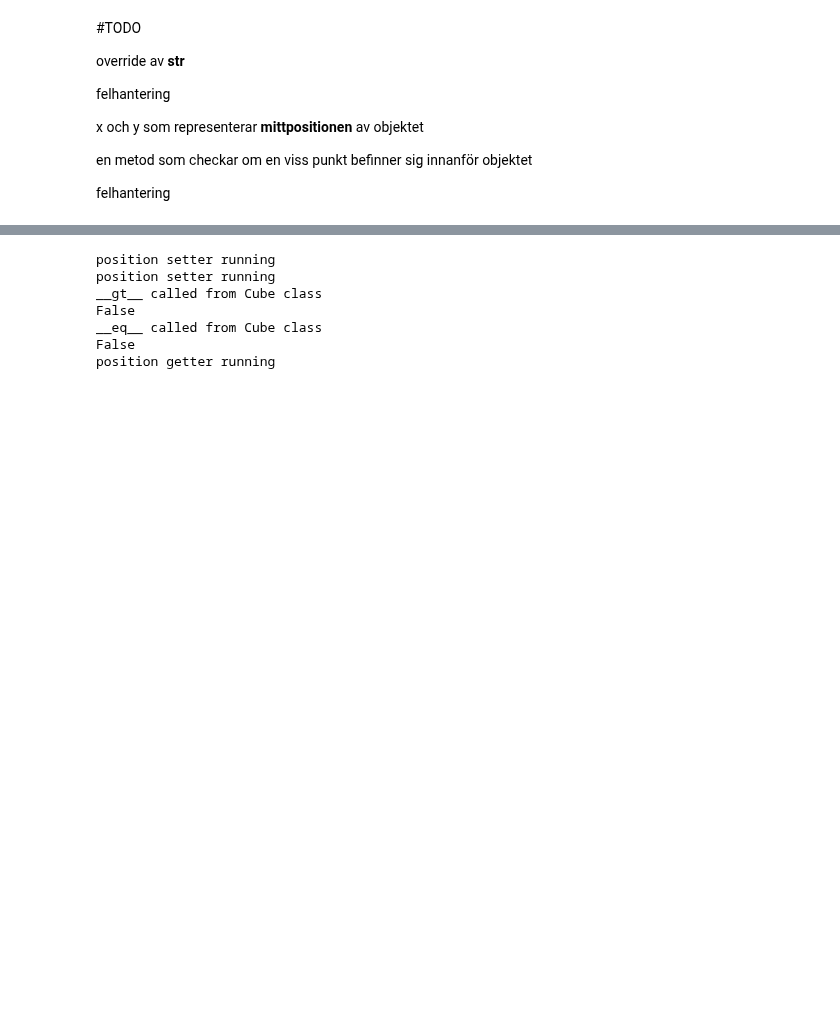
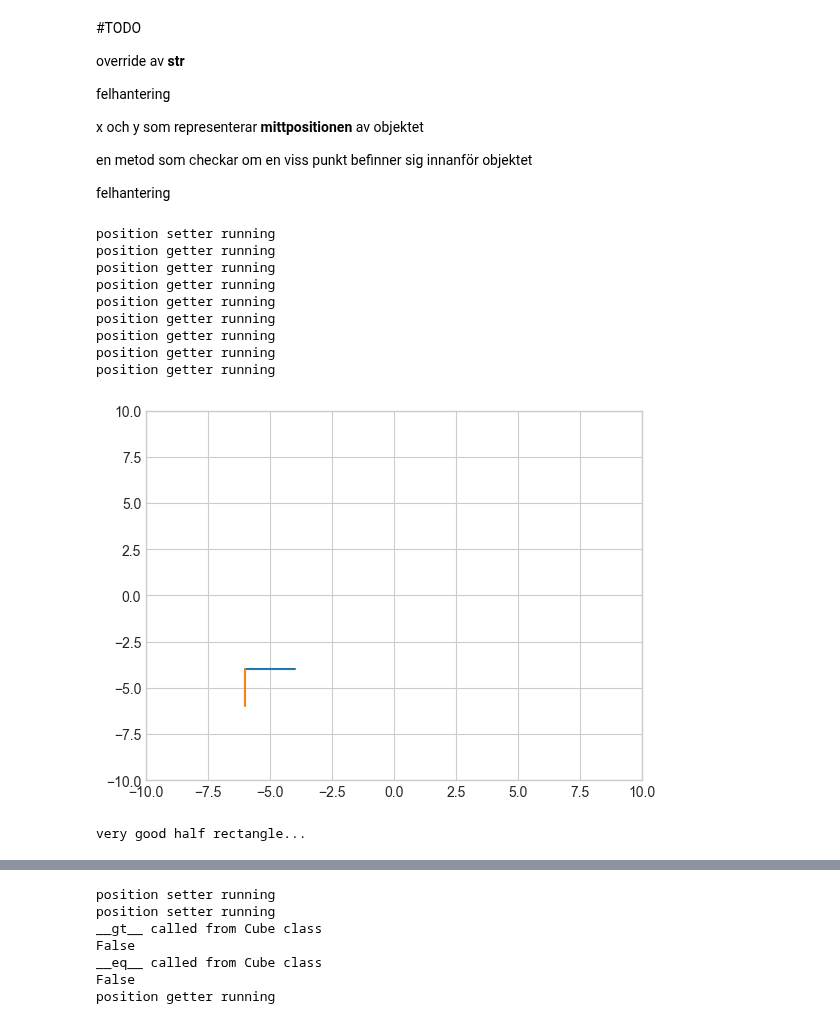
Before and after one commit to helveticae/ITHS, a Jupyter notebook: Labs/Labs OOP Shapes/description & testing.ipynb, the cells around one changed output, grey strips where cells are left out. Cells and saved outputs as stored; diff of their text form; code cells hidden in the pictures; blank space fills up the shorter version.

Commit message:
add func for positional vertexes, weird plt test

```diff
--- a/Labs/Labs OOP Shapes/description & testing.ipynb
+++ b/Labs/Labs OOP Shapes/description & testing.ipynb
@@ -357,3 +377,32 @@ class Cube(Rectangle):
 
     def __repr__(self):
         return f"{self.__class__.__name__} -- midpoint at {self.position} -- {self.volume=}.)"
+# %%
+import numpy as np
+
+rectangle4 = Rectangle((-5,-5),2,2)
+
+coordinates_test2 = rectangle4.get_vertex()
+p1,p2,q1,q2 = coordinates_test2
+
+def plot_lol():
+    plt.xlim(-10, 10), plt.ylim(-10, 10)
+    plt.plot(p1,p2,q1,q2)
+    plt.show()
+
+
+plot_lol()
+
+print("very good half rectangle...")
+# %% [output]
+position setter running
+position getter running
+position getter running
+position getter running
+position getter running
+position getter running
+position getter running
+position getter running
+position getter running
+[figure, added]
+very good half rectangle...
```
Also changed, not shown: parts of 6 cells of this notebook.
